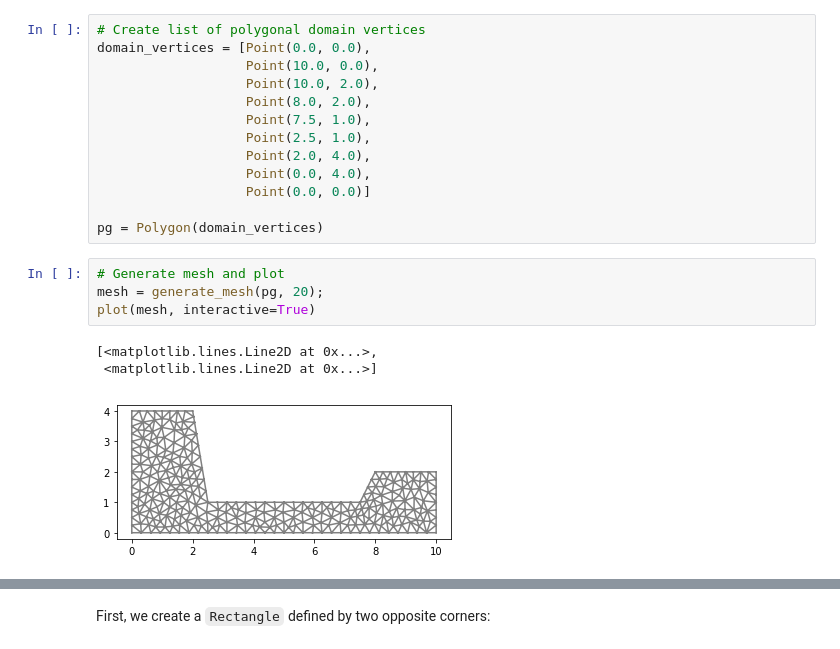
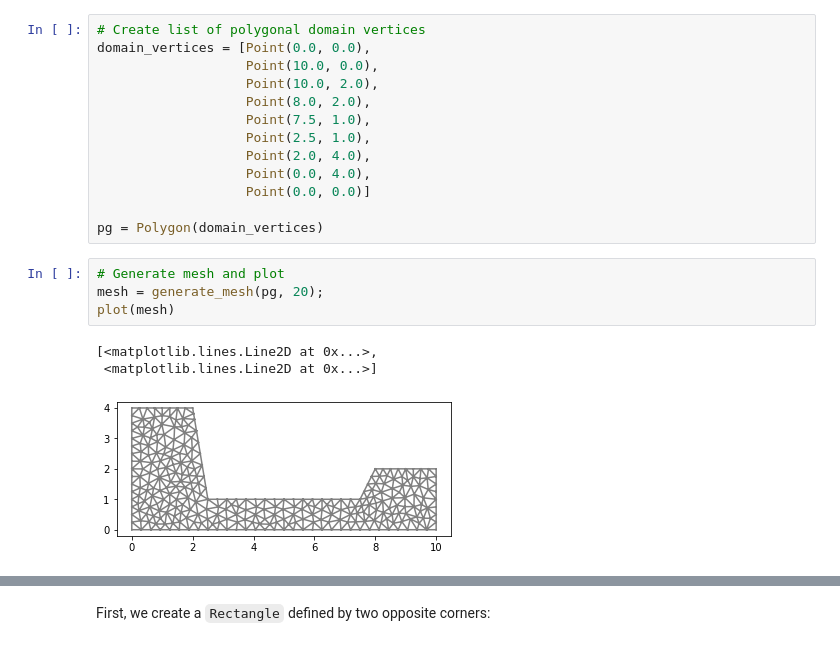
Before and after one commit to unifem/fenics-notes, a Jupyter notebook: notebooks/mesh_generation.ipynb, the cells around one changed output, grey strips where cells are left out. Saved outputs shown, nothing was run; the diff lists cells and outputs as text.

```diff
--- a/notebooks/mesh_generation.ipynb
+++ b/notebooks/mesh_generation.ipynb
@@ -42,11 +42,11 @@ pg = Polygon(domain_vertices)
 # %%
 # Generate mesh and plot
 mesh = generate_mesh(pg, 20);
-plot(mesh, interactive=True)
+plot(mesh)
 # %% [output]
 [<matplotlib.lines.Line2D at 0x...>,
  <matplotlib.lines.Line2D at 0x...>]
-[figure, old version]
+[figure, new version]
 # %% [markdown]
 ## Create CSG 2D-geometry ##
 
```
Also changed, not shown: parts of 3 cells of this notebook, 5 other files.
